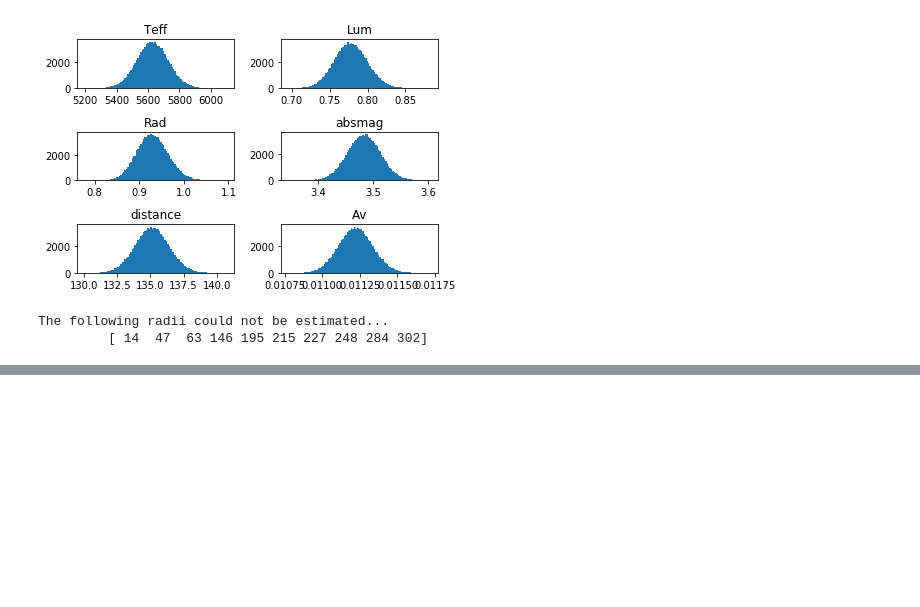
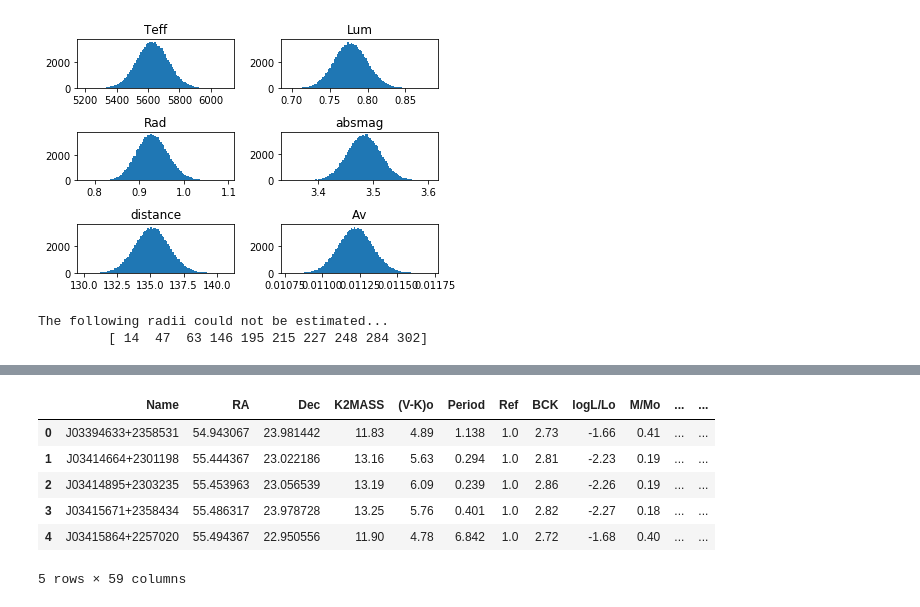
Before and after one commit to kaimibk/NAC, a Jupyter notebook: Final_notebooks/Data_Preparation.ipynb, the cells around one changed output, grey strips where cells are left out. Drawn from its saved outputs; the diff is of its cells as text; code cells hidden in the pictures; blank space fills up the shorter version.

Commit message:
Cross match with K2

```diff
--- a/Final_notebooks/Data_Preparation.ipynb
+++ b/Final_notebooks/Data_Preparation.ipynb
@@ -252,0 +302,28 @@ df.to_csv(data_dir+"Pleiades_master.csv")
+# %%
+catalog = SkyCoord(df_k2.RAJ2000.values *u.deg, df_k2.DEJ2000.values *u.deg)
+# %%
+def str_to_na(val):
+    if type(val) == str:
+        return np.nan
+    else:
+        return val
+# %%
+for idx, row in df.iterrows():
+    if idx % 20 == 0:
+        print("Matching star: {}".format(idx))
+
+    c = SkyCoord(row.RA * u.deg, row.Dec * u.deg)
+
+    i, _, _ = match_coordinates_sky(c, catalog)
+    i = int(i)
+
+    row.Bmag = str_to_na(df_k2.at[i, "Bmag"])
+    row.e_Bmag = str_to_na(df_k2.at[i, "e_Bmag"])
+    row.Vmag = str_to_na(df_k2.at[i, "Vmag"])
+    row.e_Vmag = str_to_na(df_k2.at[i, "e_Bmag"])
+    row.K2_teff = str_to_na(df_k2.at[i, "Teff"])
+    row.K2_teff_err = str_to_na(df_k2.loc[i][["e_Teff", "E_Teff"]].mean())
+    row.K2_rad = str_to_na(df_k2.at[i, "Rad"])
+    row.K2_rad_err = str_to_na(df_k2.loc[i][["e_rad", "E_rad"]].mean())
+
+    df.iloc[idx] = row
@@ -252,0 +347,10 @@ df.to_csv(data_dir+"Pleiades_master.csv")
+# %%
+df.head()
+# %% [output]
+|  | Name | RA | Dec | K2MASS | (V-K)o | Period | Ref | BCK | logL/Lo | M/Mo | ... | ... |
+| 0 | J03394633+2358531 | 54.943067 | 23.981442 | 11.83 | 4.89 | 1.138 | 1.0 | 2.73 | -1.66 | 0.41 | ... | ... |
+| 1 | J03414664+2301198 | 55.444367 | 23.022186 | 13.16 | 5.63 | 0.294 | 1.0 | 2.81 | -2.23 | 0.19 | ... | ... |
+| 2 | J03414895+2303235 | 55.453963 | 23.056539 | 13.19 | 6.09 | 0.239 | 1.0 | 2.86 | -2.26 | 0.19 | ... | ... |
+| 3 | J03415671+2358434 | 55.486317 | 23.978728 | 13.25 | 5.76 | 0.401 | 1.0 | 2.82 | -2.27 | 0.18 | ... | ... |
+| 4 | J03415864+2257020 | 55.494367 | 22.950556 | 11.90 | 4.78 | 6.842 | 1.0 | 2.72 | -1.68 | 0.40 | ... | ... |
+5 rows × 59 columns
```
Also changed, not shown: parts of 12 cells of this notebook.
